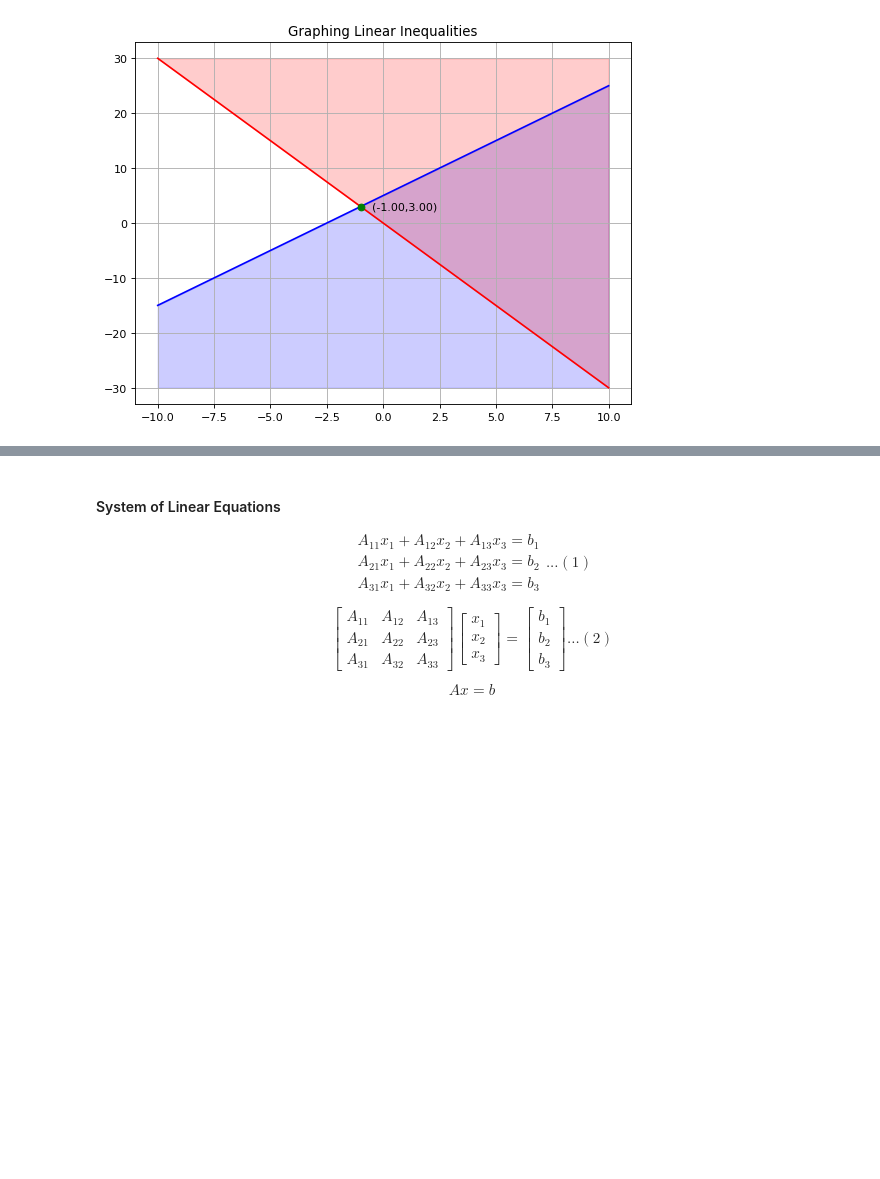
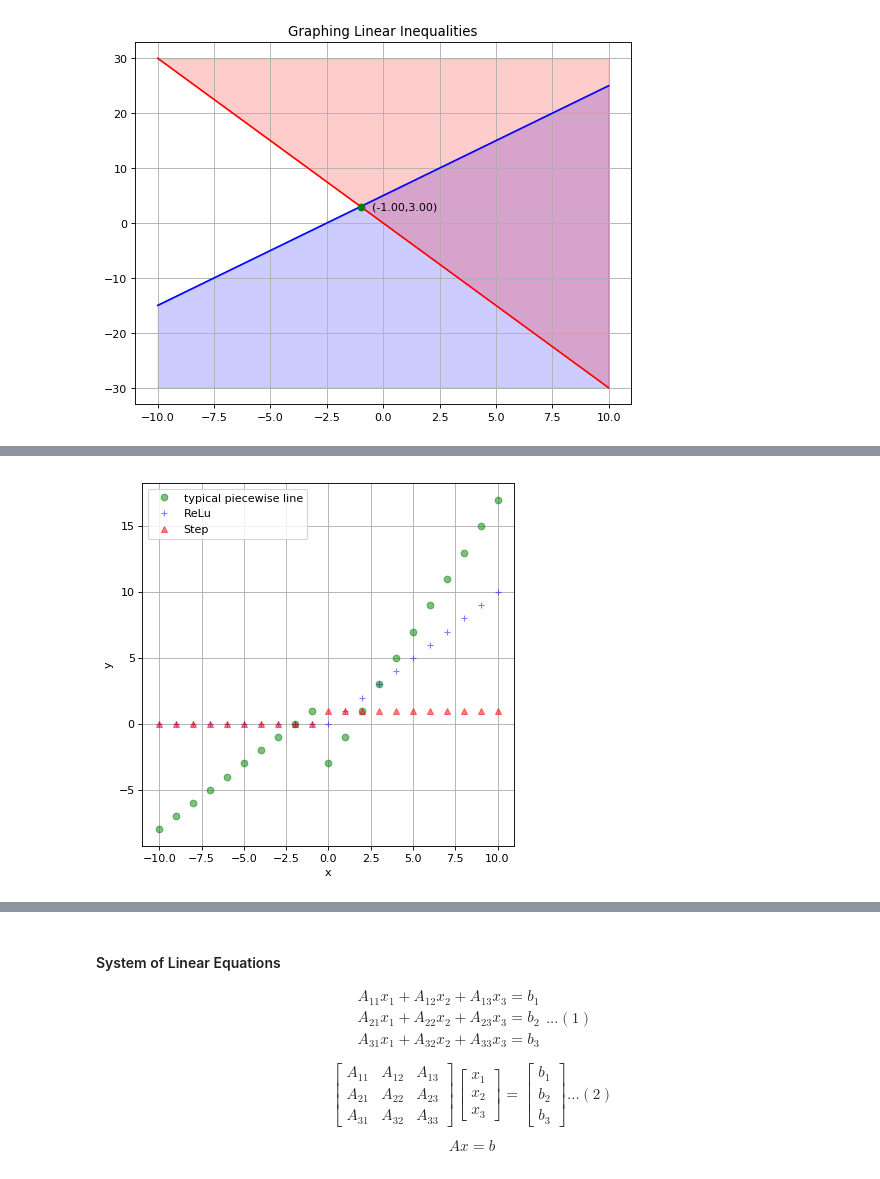
Before and after one commit to apextw/math, a Jupyter notebook: Algebra 1.ipynb, the cells around one changed output, grey strips where cells are left out. Saved outputs shown, nothing was run; the diff lists cells and outputs as text; code cells hidden in the pictures; blank space fills up the shorter version.

```diff
--- a/Algebra 1.ipynb
+++ b/Algebra 1.ipynb
@@ -937,0 +1134,42 @@ plt.show()
+# %%
+################################################################################
+# Piecewise function
+# Author: stevenlee, tw.steven@gmail.com
+################################################################################
+import matplotlib.pyplot as plt
+import numpy as np
+x = np.linspace(start=-10, stop=10, num=21)
+
+def piecewise_line(x):
+    if x < 0 :
+        y = x + 2
+    else :
+        y = 2*x - 3
+    return y
+
+
+
+relu = lambda x : 0 if x < 0 else x
+step = lambda x : 0 if x < 0 else 1
+
+y1 = [] # empty array
+y2 = []
+y3 = []
+for ele in x :
+    y1.append(piecewise_line(ele))
+    y2.append(relu(ele))
+    y3.append(step(ele))
+
+# Plot the realtionship
+plt.figure(figsize=(6, 6), dpi=80)
+plt.plot(x, y1,'go',alpha=0.5,label='typical piecewise line')
+plt.plot(x, y2,'b+',alpha=0.5,label='ReLu')
+plt.plot(x, y3,'r^',alpha=0.5,label='Step')
+plt.xlabel('x')
+plt.ylabel('y')
+plt.legend()
+plt.grid(True)
+
+plt.show()
+# %% [output]
+[figure, added]
```
Also changed, not shown: parts of 25 cells of this notebook.
